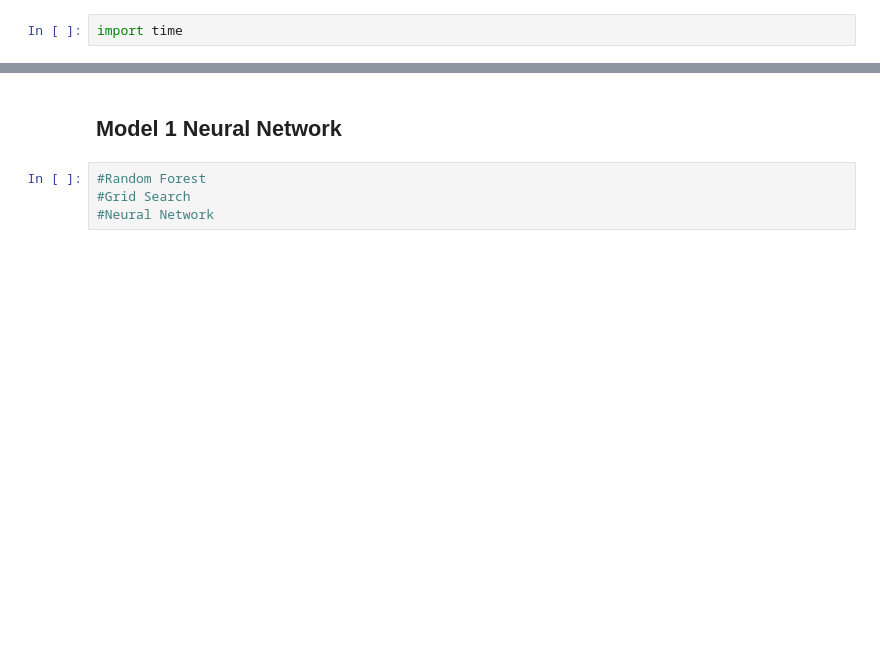
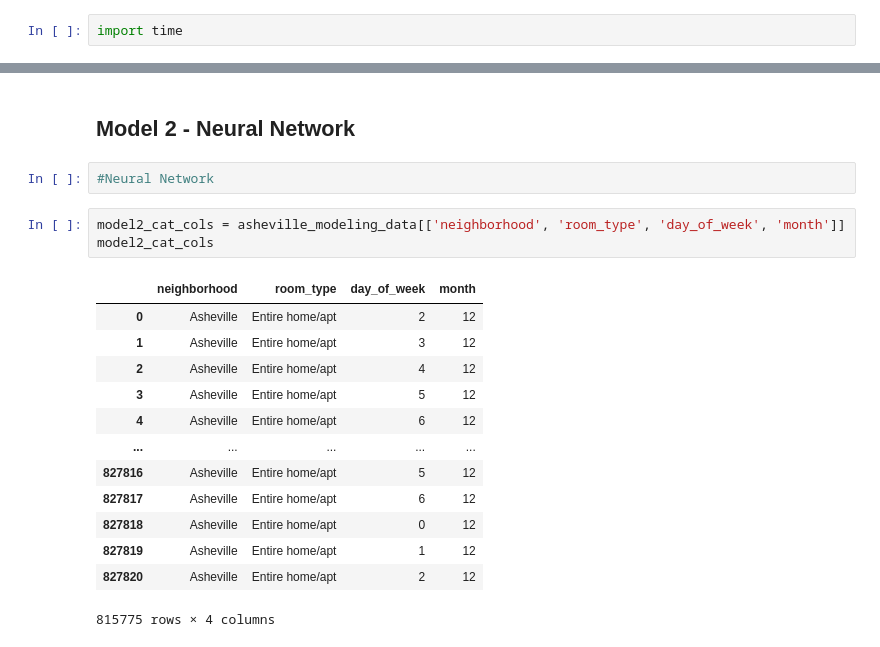
Before and after one commit to sjeanat3/Asheville-AirBnB-Experience-Recommendation, a Jupyter notebook: Notebooks/Asheville AirBnB Price Prediction Notebook.ipynb, the cells around one changed output, grey strips where cells are left out. Cells and saved outputs as stored; diff of their text form; blank space fills up the shorter version.

```diff
--- a/Notebooks/Asheville AirBnB Price Prediction Notebook.ipynb
+++ b/Notebooks/Asheville AirBnB Price Prediction Notebook.ipynb
@@ -954,6 +967,21 @@ sns.scatterplot(y = baseline_preds, x = baseline_y_test)
 # %% [markdown]
-## Model 1 Neural Network
+## Model 2 - Neural Network
 # %%
-#Random Forest
-#Grid Search
 #Neural Network
+# %%
+model2_cat_cols = asheville_modeling_data[['neighborhood', 'room_type', 'day_of_week', 'month']]
+model2_cat_cols
+# %% [output]
+|  | neighborhood | room_type | day_of_week | month |
+| 0 | Asheville | Entire home/apt | 2 | 12 |
+| 1 | Asheville | Entire home/apt | 3 | 12 |
+| 2 | Asheville | Entire home/apt | 4 | 12 |
+| 3 | Asheville | Entire home/apt | 5 | 12 |
+| 4 | Asheville | Entire home/apt | 6 | 12 |
+| ... | ... | ... | ... | ... |
+| 827816 | Asheville | Entire home/apt | 5 | 12 |
+| 827817 | Asheville | Entire home/apt | 6 | 12 |
+| 827818 | Asheville | Entire home/apt | 0 | 12 |
+| 827819 | Asheville | Entire home/apt | 1 | 12 |
+| 827820 | Asheville | Entire home/apt | 2 | 12 |
+815775 rows × 4 columns
```
Also changed, not shown: parts of 27 cells of this notebook.
